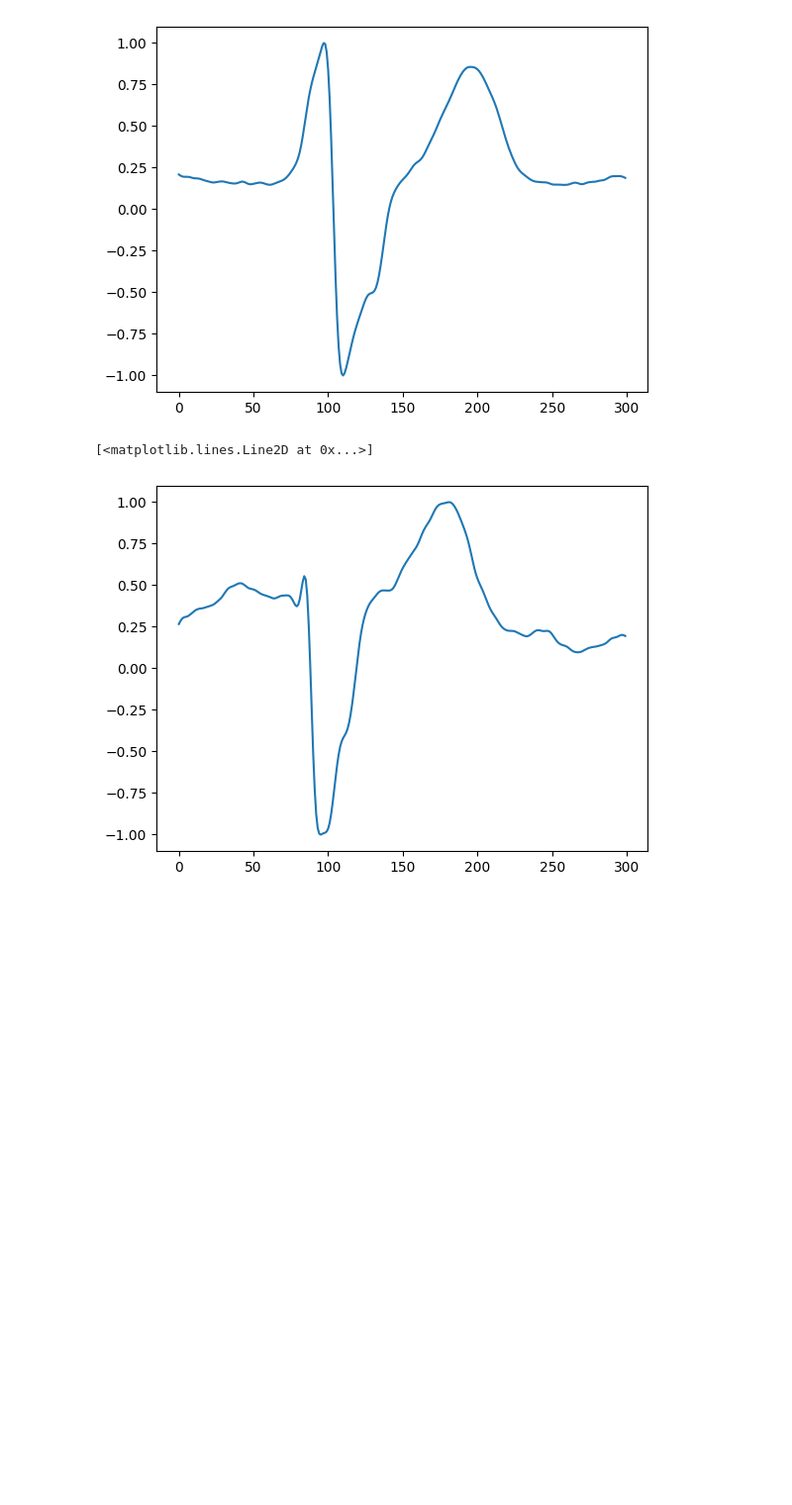
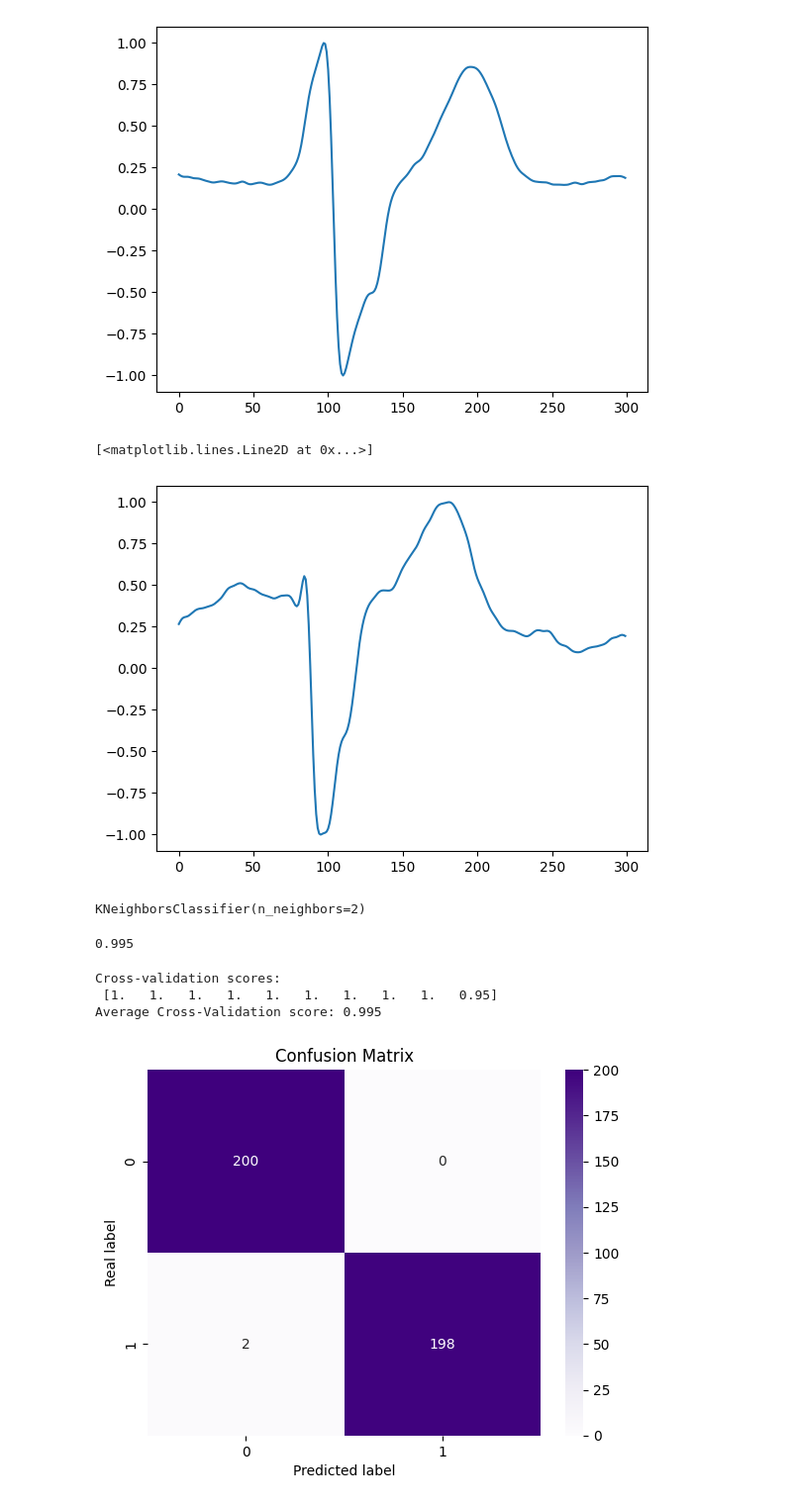
Before and after one commit to mohy14k/DSP-project, a Jupyter notebook: model.ipynb, the cells around one changed output. Shown at 99% size. Drawn from its saved outputs; the diff is of its cells as text; code cells hidden in the pictures; blank space fills up the shorter version.

```diff
--- a/model.ipynb
+++ b/model.ipynb
@@ -224,0 +232,45 @@ features_train = features_data(train_data)
+# %%
+features_train = features_data(train_data)
+features_test = features_data(test_data)
+# %%
+scaler = StandardScaler()
+features_train = scaler.fit_transform(features_train)
+features_test = scaler.transform(features_test)
+# %%
+k_range = range(1, 31)
+
+cv_scores = []
+
+for k in k_range:
+    knn_test = KNeighborsClassifier(n_neighbors=k)
+    scores = cross_val_score(knn_test, features_train, train_labels, cv=5, scoring='accuracy')
+    cv_scores.append(scores.mean())
+
+best_k = k_range[np.argmax(cv_scores)]
+
+knn = KNeighborsClassifier(n_neighbors=best_k)
+knn.fit(features_train, train_labels)
+# %% [output]
+KNeighborsClassifier(n_neighbors=2)
+# %%
+prediction = knn.predict(features_test)
+print(accuracy_score(test_labels, prediction))
+# %% [output]
+0.995
+# %%
+knn_scores = cross_val_score(knn, features_train, train_labels, cv=10)
+print("Cross-validation scores:\n", knn_scores)
+print("Average Cross-Validation score: {:.3f}".format(knn_scores.mean()))
+# %% [output]
+Cross-validation scores:
+ [1.   1.   1.   1.   1.   1.   1.   1.   1.   0.95]
+Average Cross-Validation score: 0.995
+# %%
+confusion_mat= confusion_matrix(test_labels,prediction)
+sns.heatmap(confusion_mat, annot=True, fmt="d", cmap="Purples")
+plt.xlabel("Predicted label")
+plt.ylabel("Real label")
+plt.title("Confusion Matrix")
+plt.show()
+# %% [output]
+[figure, added]
```
Also changed, not shown: parts of 5 cells of this notebook.
